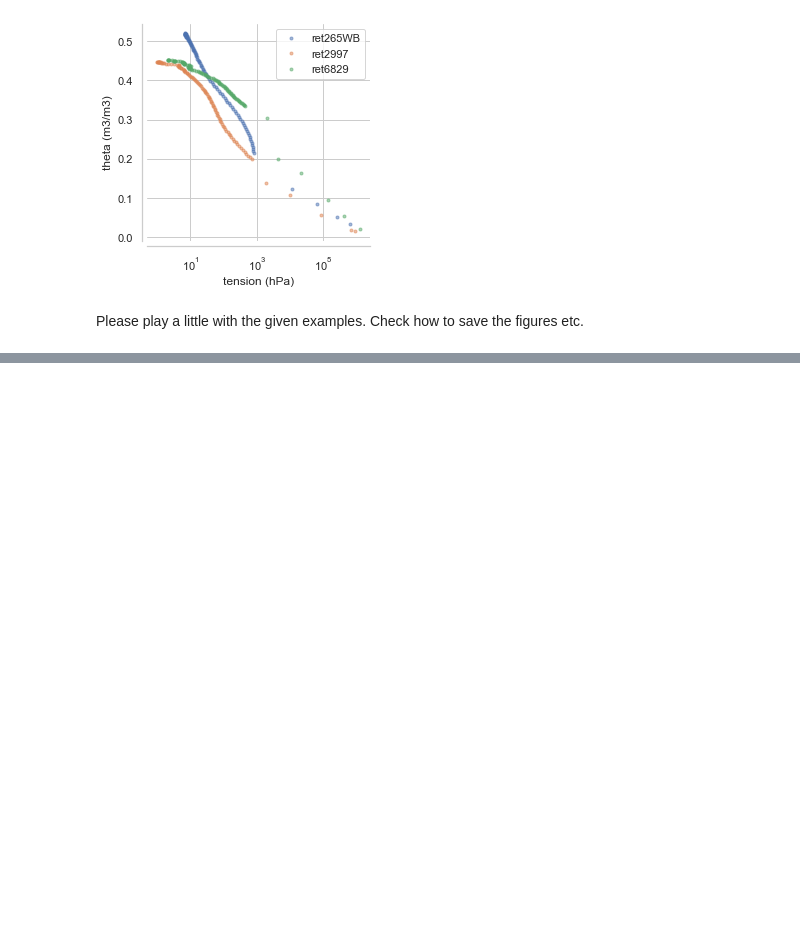
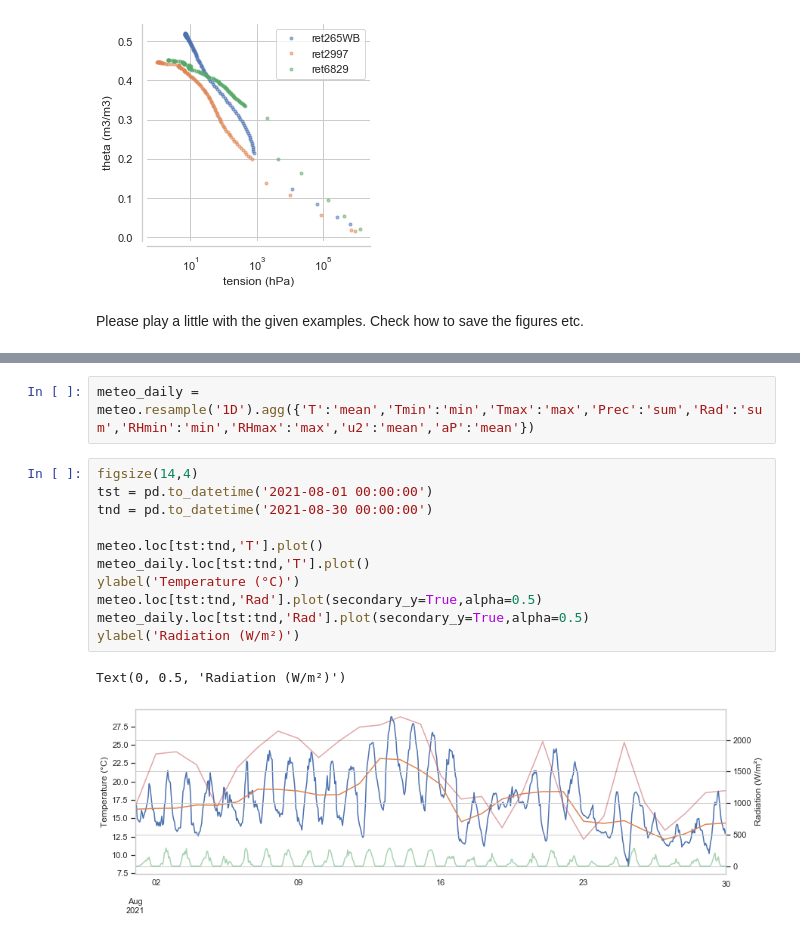
Before and after one commit to cojacoo/soilwaterphysics, a Jupyter notebook: First_steps.ipynb, the cells around one changed output, grey strips where cells are left out. Cells and saved outputs as stored; diff of their text form; blank space fills up the shorter version.

```diff
--- a/First_steps.ipynb
+++ b/First_steps.ipynb
@@ -239,0 +282,16 @@ Please play a little with the given examples. Check how to save the figures etc.
+# %%
+meteo_daily = meteo.resample('1D').agg({'T':'mean','Tmin':'min','Tmax':'max','Prec':'sum','Rad':'sum','RHmin':'min','RHmax':'max','u2':'mean','aP':'mean'})
+# %%
+figsize(14,4)
+tst = pd.to_datetime('2021-08-01 00:00:00')
+tnd = pd.to_datetime('2021-08-30 00:00:00')
+
+meteo.loc[tst:tnd,'T'].plot()
+meteo_daily.loc[tst:tnd,'T'].plot()
+ylabel('Temperature (°C)')
+meteo.loc[tst:tnd,'Rad'].plot(secondary_y=True,alpha=0.5)
+meteo_daily.loc[tst:tnd,'Rad'].plot(secondary_y=True,alpha=0.5)
+ylabel('Radiation (W/m²)')
+# %% [output]
+Text(0, 0.5, 'Radiation (W/m²)')
+[figure, added]
```
Also changed, not shown: parts of 5 cells of this notebook, 1 other file.
